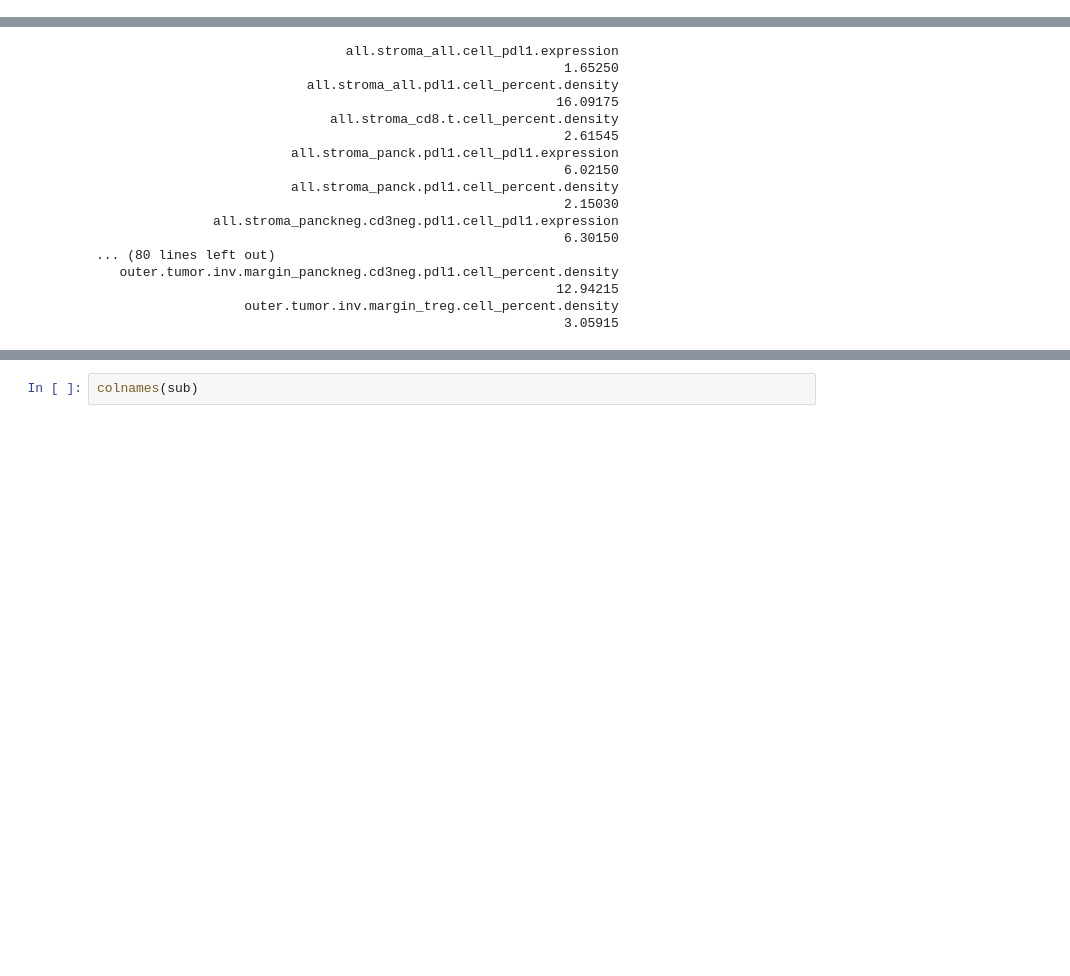
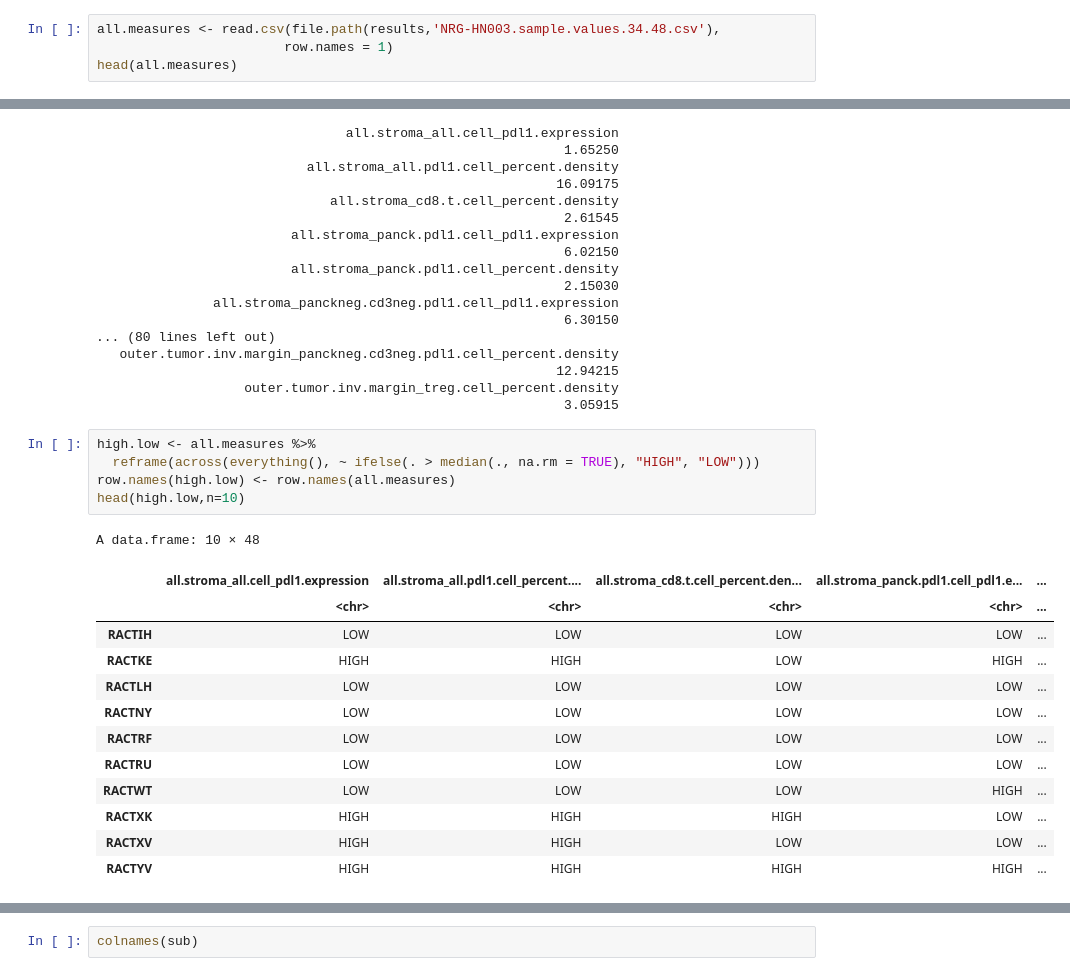
Before and after one commit to KidElectric/173-BFerris-NRG-HN003-Vectra, a Jupyter notebook: 02_generate_tables.ipynb, the cells around one changed output, grey strips where cells are left out. Saved outputs shown, nothing was run; the diff lists cells and outputs as text; blank space fills up the shorter version.

```diff
--- a/02_generate_tables.ipynb
+++ b/02_generate_tables.ipynb
@@ -708,3 +719,7 @@ print(sort(colnames(temp)))
 [18] "outer.tumor.inv.margin_panckneg.cd3neg.pdl1.cell_percent.density"
 # %% [markdown]
 # Take median of each column
+# %%
+all.measures <- read.csv(file.path(results,'NRG-HN003.sample.values.34.48.csv'),
+                        row.names = 1)
+head(all.measures)
@@ -729,4 +754,23 @@ mv
                                                            12.94215
                    outer.tumor.inv.margin_treg.cell_percent.density
                                                             3.05915
+# %%
+high.low <- all.measures %>%
+  reframe(across(everything(), ~ ifelse(. > median(., na.rm = TRUE), "HIGH", "LOW")))
+row.names(high.low) <- row.names(all.measures)
+head(high.low,n=10)
+# %% [output]
+A data.frame: 10 × 48
+|  | all.stroma_all.cell_pdl1.expression | all.stroma_all.pdl1.cell_percent.... | all.stroma_cd8.t.cell_percent.den... | all.stroma_panck.pdl1.cell_pdl1.e... | ... |
+|  | <chr> | <chr> | <chr> | <chr> | ... |
+| RACTIH | LOW | LOW | LOW | LOW | ... |
+| RACTKE | HIGH | HIGH | LOW | HIGH | ... |
+| RACTLH | LOW | LOW | LOW | LOW | ... |
+| RACTNY | LOW | LOW | LOW | LOW | ... |
+| RACTRF | LOW | LOW | LOW | LOW | ... |
+| RACTRU | LOW | LOW | LOW | LOW | ... |
+| RACTWT | LOW | LOW | LOW | HIGH | ... |
+| RACTXK | HIGH | HIGH | HIGH | LOW | ... |
+| RACTXV | HIGH | HIGH | LOW | LOW | ... |
+| RACTYV | HIGH | HIGH | HIGH | HIGH | ... |
 # %%
```
Also changed, not shown: parts of 15 cells of this notebook.
